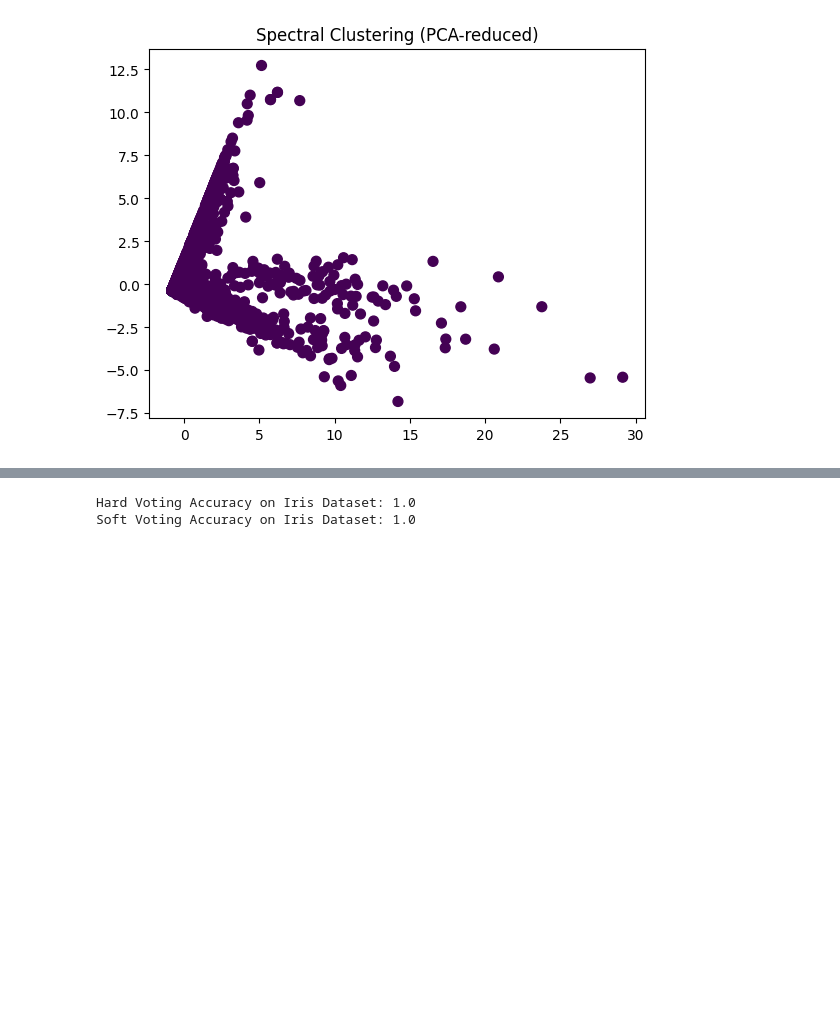
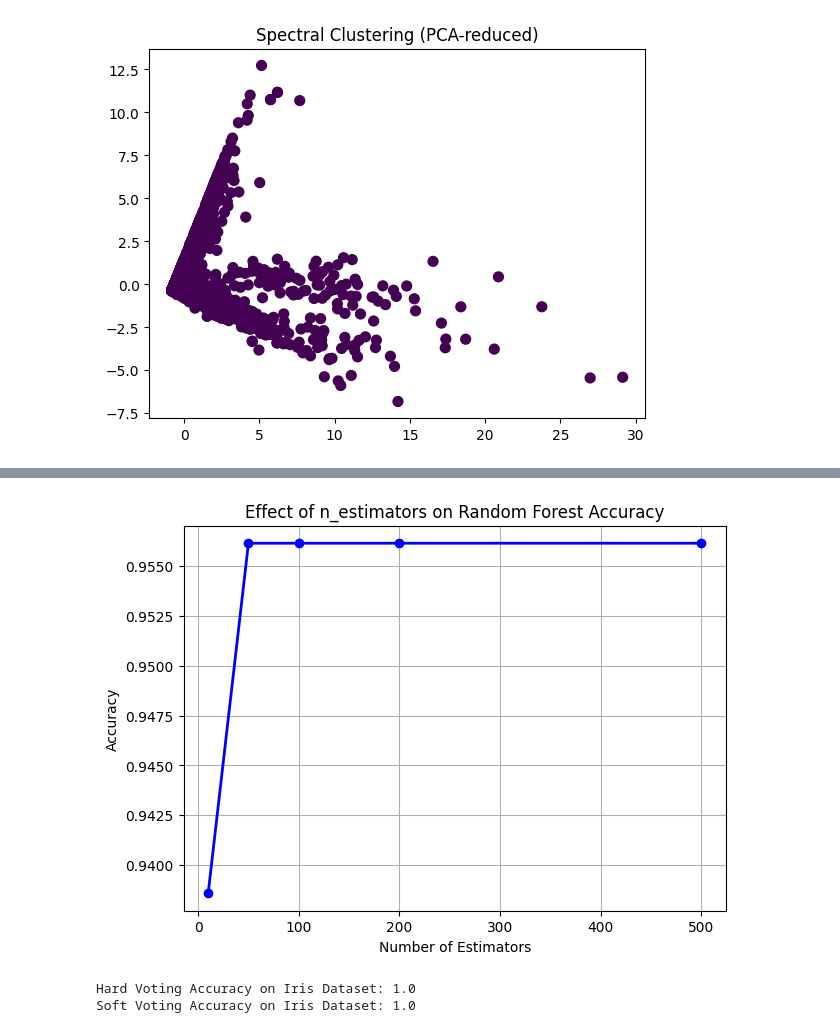
Before and after one commit to karthik-1311/Machine-Learning, a Jupyter notebook: MLlab.ipynb, the cells around one changed output, grey strips where cells are left out. Cells and saved outputs as stored; diff of their text form; code cells hidden in the pictures; blank space fills up the shorter version.

```diff
--- a/MLlab.ipynb
+++ b/MLlab.ipynb
@@ -2208,0 +2211,68 @@ plt.show()
+# %%
+
+# Ensemble Learning Assignment
+# Decision Tree vs Random Forest Classifier
+
+import numpy as np
+import pandas as pd
+from sklearn.datasets import load_breast_cancer
+from sklearn.model_selection import train_test_split
+from sklearn.tree import DecisionTreeClassifier
+from sklearn.ensemble import RandomForestClassifier
+from sklearn.metrics import accuracy_score, precision_score, recall_score, f1_score
+import matplotlib.pyplot as plt
+
+data = load_breast_cancer()
+X = pd.DataFrame(data.data, columns=data.feature_names)
+y = pd.Series(data.target)
+print("Missing values per column:\n", X.isnull().sum().sum())
+
+# Train-test split
+X_train, X_test, y_train, y_test = train_test_split(
+    X, y, test_size=0.2, random_state=42, stratify=y
+)
+
+dt = DecisionTreeClassifier(random_state=42)
+dt.fit(X_train, y_train)
+y_pred_dt = dt.predict(X_test)
+
+rf = RandomForestClassifier(n_estimators=100, random_state=42)
+rf.fit(X_train, y_train)
+y_pred_rf = rf.predict(X_test)
+
+def evaluate_model(y_true, y_pred, model_name):
+    acc = accuracy_score(y_true, y_pred)
+    prec = precision_score(y_true, y_pred)
+    rec = recall_score(y_true, y_pred)
+    f1 = f1_score(y_true, y_pred)
+    print(f"\n----- {model_name} Performance -----")
+    print(f"Accuracy : {acc:.4f}")
+    print(f"Precision: {prec:.4f}")
+    print(f"Recall   : {rec:.4f}")
+    print(f"F1-Score : {f1:.4f}")
+    print("------------------------------------")
+    return acc, prec, rec, f1
+
+# Evaluate both models
+dt_scores = evaluate_model(y_test, y_pred_dt, "Decision Tree")
+rf_scores = evaluate_model(y_test, y_pred_rf, "Random Forest")
+
+n_values = [10, 50, 100, 200, 500]
+acc_values = []
+
+for n in n_values:
+    rf_temp = RandomForestClassifier(n_estimators=n, random_state=42)
+    rf_temp.fit(X_train, y_train)
+    y_pred_temp = rf_temp.predict(X_test)
+    acc = accuracy_score(y_test, y_pred_temp)
+    acc_values.append(acc)
+    print(f"n_estimators = {n:<3} --> Accuracy = {acc:.4f}")
+
+plt.figure(figsize=(7, 5))
+plt.plot(n_values, acc_values, marker='o', color='blue', linewidth=2)
+plt.title("Effect of n_estimators on Random Forest Accuracy")
+plt.xlabel("Number of Estimators")
+plt.ylabel("Accuracy")
+plt.grid(True)
+plt.show()
+# %% [output]
@@ -2209,3 +2296,4 @@ plt.show()
+[figure, added]
 # %%
 import pandas as pd
 from sklearn.ensemble import VotingClassifier
```
Also changed, not shown: parts of 35 cells of this notebook.
